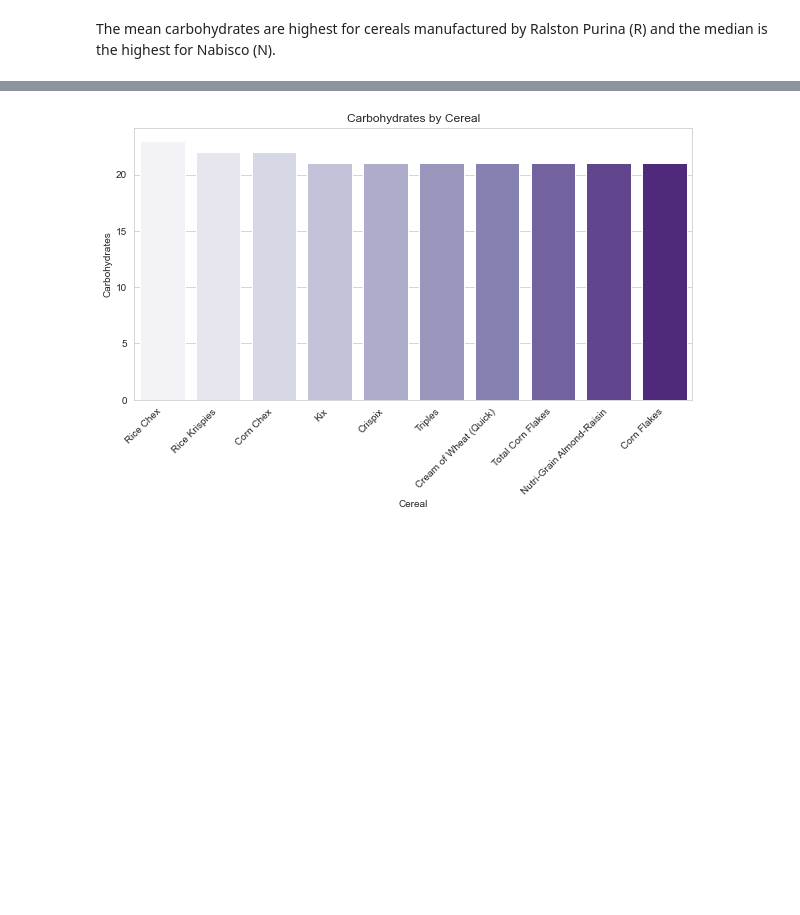
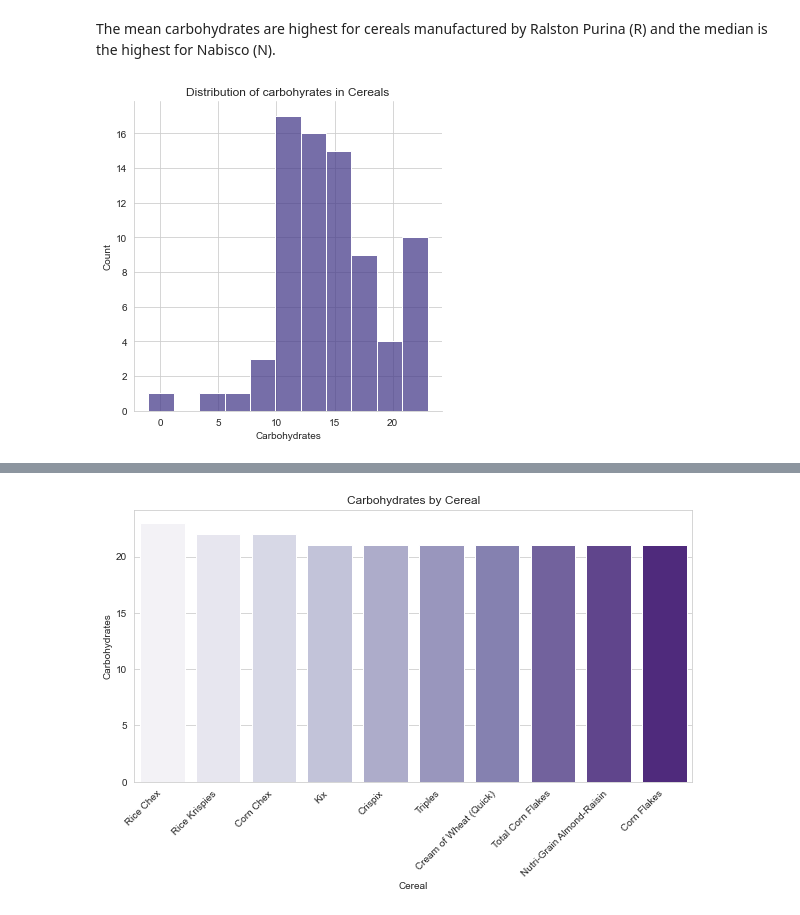
Before and after one commit to ayg15/cereals, a Jupyter notebook: Cereals EDA.ipynb, the cells around one changed output, grey strips where cells are left out. Cells and saved outputs as stored; diff of their text form; code cells hidden in the pictures; blank space fills up the shorter version.

```diff
--- a/Cereals EDA.ipynb
+++ b/Cereals EDA.ipynb
@@ -490,3 +502,13 @@ plt.show()
 [figure]
 # %% [markdown]
 The mean carbohydrates are highest for cereals manufactured by Ralston Purina (R) and the median is the highest for Nabisco (N).
+# %%
+sns.displot(data = cereals_df,
+            x = 'carbo',
+            color = 'darkslateblue')
+
+plt.xlabel('Carbohydrates')
+plt.title('Distribution of carbohyrates in Cereals')
+plt.show()
+# %% [output]
+[figure, added]
```
Also changed, not shown: parts of 33 cells of this notebook.
